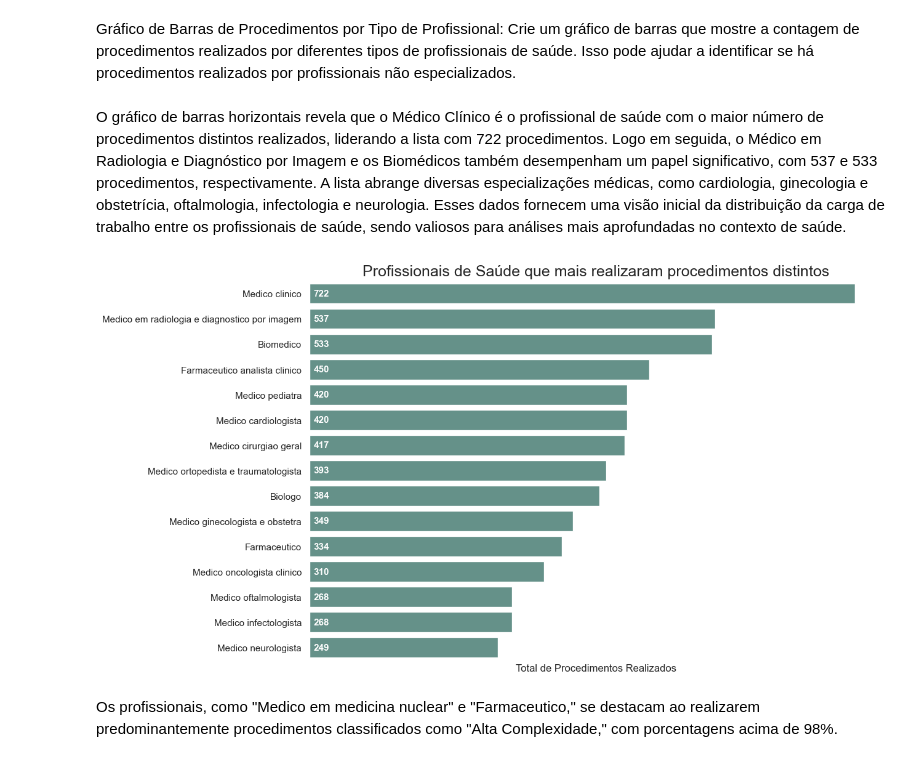
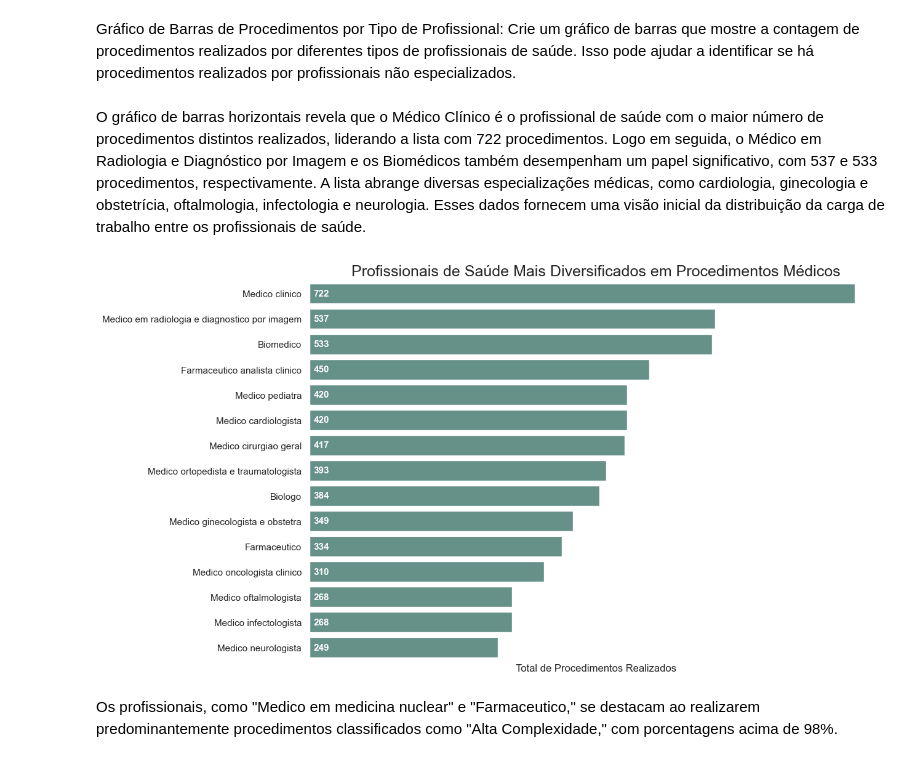
Before and after one commit to Vinicius-Luiz/etl_data_analisys_sia_python, a Jupyter notebook: 004_Data_Analysis.ipynb, the cells around one changed output. Cells and saved outputs as stored; diff of their text form; code cells hidden in the pictures.

Commit message:
Adicionando novos gráficos Fase 1

```diff
--- a/004_Data_Analysis.ipynb
+++ b/004_Data_Analysis.ipynb
@@ -5,8 +5,9 @@ import matplotlib.pyplot as plt
 import matplotlib as mpl
 import seaborn as sns
 import pandas as pd
+import numpy as np
 
-sns.set(style="whitegrid")
+sns.set(style="white")
 mpl.rc('font', family='Calibri')
 # %%
 # Iniciando o ambiente PySpark
@@ -90,30 +88,30 @@ SELECT PA_CBOCOD
  ORDER BY COUNT(PA_PROC_ID) DESC
 '''
 # %% [markdown]
-O gráfico de barras horizontais revela que o Médico Clínico é o profissional de saúde com o maior número de procedimentos distintos realizados, liderando a lista com 722 procedimentos. Logo em seguida, o Médico em Radiologia e Diagnóstico por Imagem e os Biomédicos também desempenham um papel significativo, com 537 e 533 procedimentos, respectivamente. A lista abrange diversas especializações médicas, como cardiologia, ginecologia e obstetrícia, oftalmologia, infectologia e neurologia. Esses dados fornecem uma visão inicial da distribuição da carga de trabalho entre os profissionais de saúde, sendo valiosos para análises mais aprofundadas no contexto de saúde.
+O gráfico de barras horizontais revela que o Médico Clínico é o profissional de saúde com o maior número de procedimentos distintos realizados, liderando a lista com 722 procedimentos. Logo em seguida, o Médico em Radiologia e Diagnóstico por Imagem e os Biomédicos também desempenham um papel significativo, com 537 e 533 procedimentos, respectivamente. A lista abrange diversas especializações médicas, como cardiologia, ginecologia e obstetrícia, oftalmologia, infectologia e neurologia. Esses dados fornecem uma visão inicial da distribuição da carga de trabalho entre os profissionais de saúde.
 # %%
 num_results = 15
 
 sns.set_style("whitegrid", {  'axes.spines.bottom': False, 'axes.spines.left': False
                             , 'axes.spines.right': False, 'axes.spines.top': False})
 
 plt.figure(figsize=(12, 8))
 
 ax = sns.barplot(x="QTD_PROC_REALIZADOS", y="DS_PA_CBOCOD",
                  data=spark.sql(SQL_101).limit(num_results).toPandas(),
                  color='#5d998d')
 
 ax.set(xticks=[])
 
 for p in ax.patches:
     width = p.get_width()
     plt.text(5, p.get_y() + p.get_height() / 2, f"{int(width)}",
              ha="left", va="center", fontsize=11, fontweight="bold", color="white")
 
 plt.xlabel("Total de Procedimentos Realizados")
 plt.ylabel("")
-plt.title("Profissionais de Saúde que mais realizaram procedimentos distintos", fontsize=18)
+plt.title("Profissionais de Saúde Mais Diversificados em Procedimentos Médicos", fontsize=18)
 
 plt.show()
 # %% [output]
-[figure, old version]
+[figure, new version]
```
Also changed, not shown: parts of 11 cells of this notebook, 1 other file.
